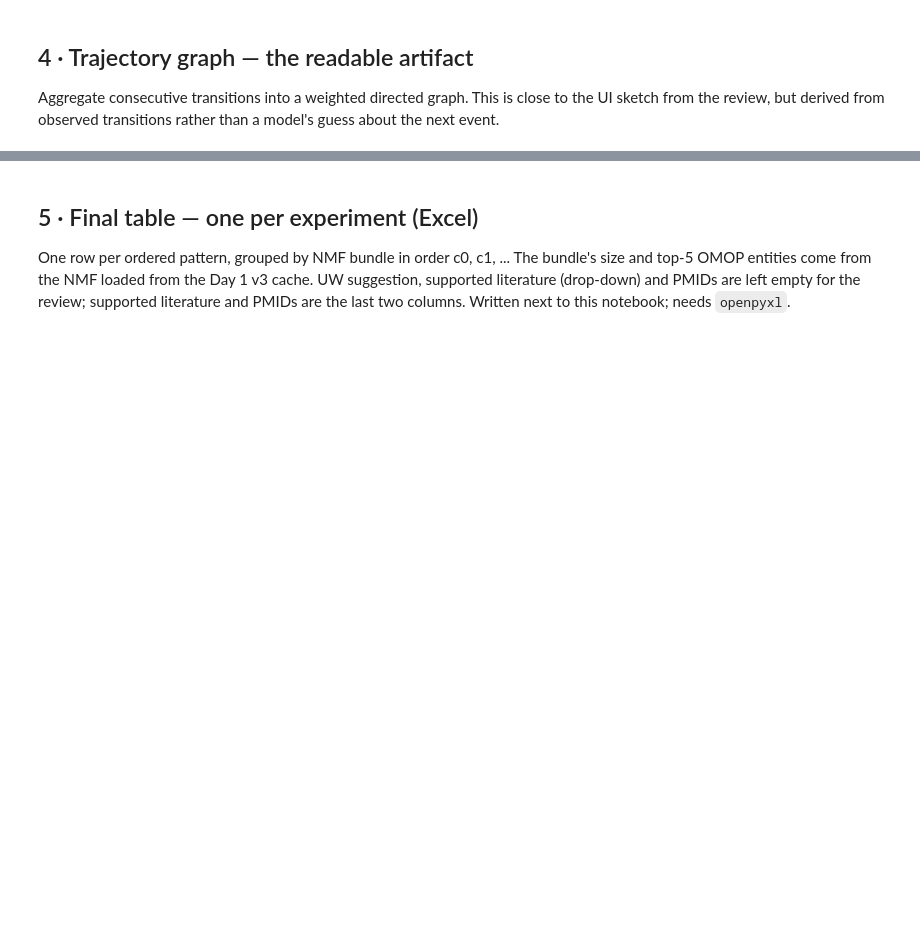
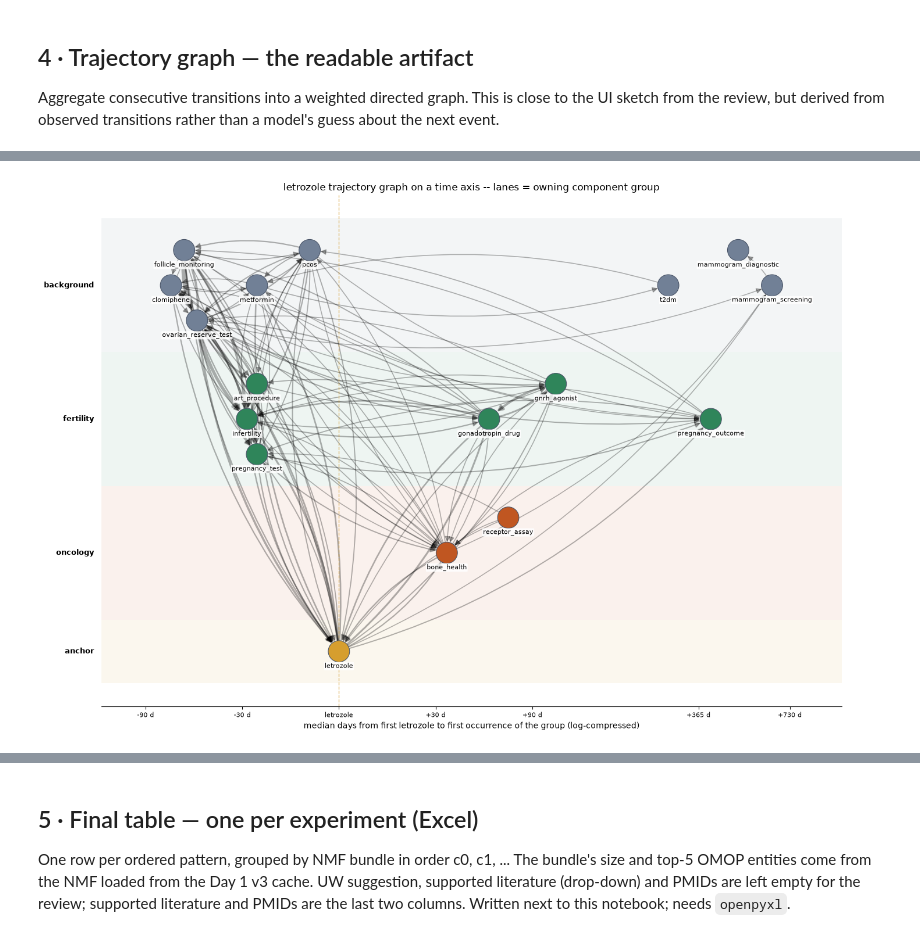
Before and after one commit to ecorrea-ethos/patterns_motifs_discovery, a Jupyter notebook: nb/repr_learn_letrozole/Day3_prefixspan_v3_concept.ipynb, the cells around one changed output, grey strips where cells are left out. Saved outputs shown, nothing was run; the diff lists cells and outputs as text; code cells hidden in the pictures; blank space fills up the shorter version.

```diff
--- a/nb/repr_learn_letrozole/Day3_prefixspan_v3_concept.ipynb
+++ b/nb/repr_learn_letrozole/Day3_prefixspan_v3_concept.ipynb
@@ -1138,0 +1120,85 @@ nodes per group: {'oncology': 2, 'anchor': 1, 'fertility': 6, 'background': 8}
+# %%
+# Trajectory graph on a time axis: x = median days from the patient's first letrozole to the first time the patient has that group
+# (log-compressed, 0 = letrozole), y = the component group that owns the tag's NMF loading. Nodes in one lane are staggered by x, so labels cannot overlap.
+# Edges are the transitions in G (cell above). Needs the graph cell above and the dated sequences (patseqs) from the hybrid section.
+ANCHOR      = 'letrozole'
+ANCHOR_NAME = ANCHOR.replace('_', ' ')
+MIN_N       = 20                                                   # fewer patients with both -> no timing, node parked at the right edge
+SLOT, LABEL_IN = 1.0, 1.15                                          # vertical stagger step (y units), room one label needs on the x axis (inches)
+
+_nodes  = set(G.nodes())
+_have   = [i for i, p in enumerate(pids) if ANCHOR in gseqs[p]]     # the cohort of the graph
+_first  = {n: [] for n in _nodes}
+_a_tok  = {t for t, gs in _tg.items() if ANCHOR in gs}
+for i in _have:
+    ps = patseqs[i]
+    a0 = min((ps.dpos[t][0] for t in _a_tok if t in ps.dpos), default=None)
+    if a0 is None:
+        continue
+    best = {}
+    for t, dl in ps.dpos.items():
+        for g in _tg.get(t, ()):
+            if g in _nodes and (g not in best or dl[0] < best[g]):
+                best[g] = dl[0]
+    for g, d in best.items():
+        _first[g].append(d - a0)
+med = {g: float(np.median(v)) for g, v in _first.items() if len(v) >= MIN_N}
+med[ANCHOR] = 0.0
+
+Hg_    = Hg if 'Hg' in globals() else eo.group_loadings(H, events)
+comps_ = list(dict.fromkeys(v[2] for v in COMP.values()))           # component groups, in COMP order
+def owner_lane(g):
+    if g == ANCHOR:
+        return 'anchor'
+    if g not in Hg_.columns or Hg_[g].sum() == 0:
+        return 'not in NMF'
+    share = {l: Hg_.loc[[k for k, v in COMP.items() if v[2] == l], g].sum() / Hg_[g].sum() for l in comps_}
+    return max(share, key=share.get)
+lane_of  = {n: owner_lane(n) for n in _nodes}
+LANES    = [l for l in comps_ + ['anchor', 'not in NMF'] if l in set(lane_of.values())]
+_pal     = ['#2f855a', '#c05621', '#718096', '#2b6cb0', '#b83280', '#b7791f']
+LANE_COL = {**{l: _pal[i % len(_pal)] for i, l in enumerate(comps_)}, 'anchor': '#d69e2e', 'not in NMF': '#a0aec0', **globals().get('GCOL', {})}
+
+tf = lambda d: np.sign(d) * np.log1p(np.abs(d) / 30)                # days -> compressed axis, 0 stays 0
+xs = {g: tf(m) for g, m in med.items() if g in _nodes}
+x_park = (max(xs.values()) if xs else 0) + 1.4
+_all_x = list(xs.values()) + ([x_park] if any(n not in xs for n in _nodes) else [])
+MIN_DX = LABEL_IN * (max(_all_x) - min(_all_x) + 1) / 12.0           # x units that fit one label on a 14 in wide figure
+order  = [0] + [s * k for k in range(1, 13) for s in (1, -1)]
+slot_of, lane_k = {}, {}
+for l in LANES:
+    members = sorted((n for n in _nodes if lane_of[n] == l), key=lambda n: (xs.get(n, x_park), n))
+    last = {}                                                      # slot -> x of the last node placed there
+    for n in members:
+        x = xs.get(n, x_park)
+        k = next(k for k in order if x - last.get(k, -1e9) >= MIN_DX)
+        last[k] = x; slot_of[n] = (l, k, x)
+    lane_k[l] = max((abs(k) for (ll, k, _) in slot_of.values() if ll == l), default=0)
+heights = {l: 2 * lane_k[l] * SLOT + 1.8 for l in LANES}            # a lane is as tall as its stagger needs
+centers, y_top = {}, 0.0
+for l in LANES:
+    centers[l] = y_top - heights[l] / 2; y_top -= heights[l]
+pos_t = {n: (x, centers[l] + k * SLOT) for n, (l, k, x) in slot_of.items()}
+
+fig, ax = plt.subplots(figsize=(14, max(5, 0.6 * (-y_top) + 1.8)))
+for l in LANES:
+    ax.axhspan(centers[l] - heights[l] / 2, centers[l] + heights[l] / 2, color=LANE_COL.get(l, '#e2e8f0'), alpha=.08, lw=0)
+    ax.text(-0.01, centers[l], l, transform=ax.get_yaxis_transform(), ha='right', va='center', fontsize=9, fontweight='bold')
+w = np.array([G[u][v]['weight'] for u, v in G.edges()], dtype=float)
+nx.draw_networkx_edges(G, pos_t, ax=ax, width=1 + 4 * w / w.max(), alpha=.3, arrowsize=14, node_size=700, connectionstyle='arc3,rad=0.15')
+nx.draw_networkx_nodes(G, pos_t, ax=ax, node_size=700, node_color=[LANE_COL.get(lane_of[n], '#e2e8f0') for n in G.nodes()], edgecolors='#4a5568', linewidths=.8)
+nx.draw_networkx_labels(G, {n: (x, y - 0.42) for n, (x, y) in pos_t.items()}, ax=ax, font_size=8,
+                        bbox=dict(boxstyle='round,pad=0.12', fc='white', ec='none', alpha=.85))
+ax.tick_params(axis='x', bottom=True, labelbottom=True)              # networkx hides the ticks
+tick_d = [-365, -90, -30, 0, 30, 90, 365, 730]
+ax.set_xticks([tf(d) for d in tick_d]); ax.set_xticklabels([f"{d:+d} d" if d else ANCHOR_NAME for d in tick_d], fontsize=8)
+ax.axvline(0, color='#d69e2e', lw=1, ls='--', alpha=.7)
+if any(n not in xs for n in _nodes):
+    ax.text(x_park, 0.3, f'timing n<{MIN_N}', ha='center', fontsize=8, color='#718096')
+ax.set_yticks([]); ax.spines[['left', 'right', 'top']].set_visible(False)
+ax.set_xlabel(f"median days from first {ANCHOR_NAME} to first occurrence of the group (log-compressed)")
+ax.set_title(f'{ANCHOR_NAME} trajectory graph on a time axis -- lanes = owning component group')
+plt.margins(x=.06); plt.tight_layout(); plt.show()
+print({l: int(sum(1 for n in _nodes if lane_of[n] == l)) for l in LANES}, "nodes per lane;", sum(1 for n in _nodes if n not in xs), "without timing")
+# %% [output]
+[figure, added]
```
Also changed, not shown: parts of 9 cells of this notebook, 44 other files.
